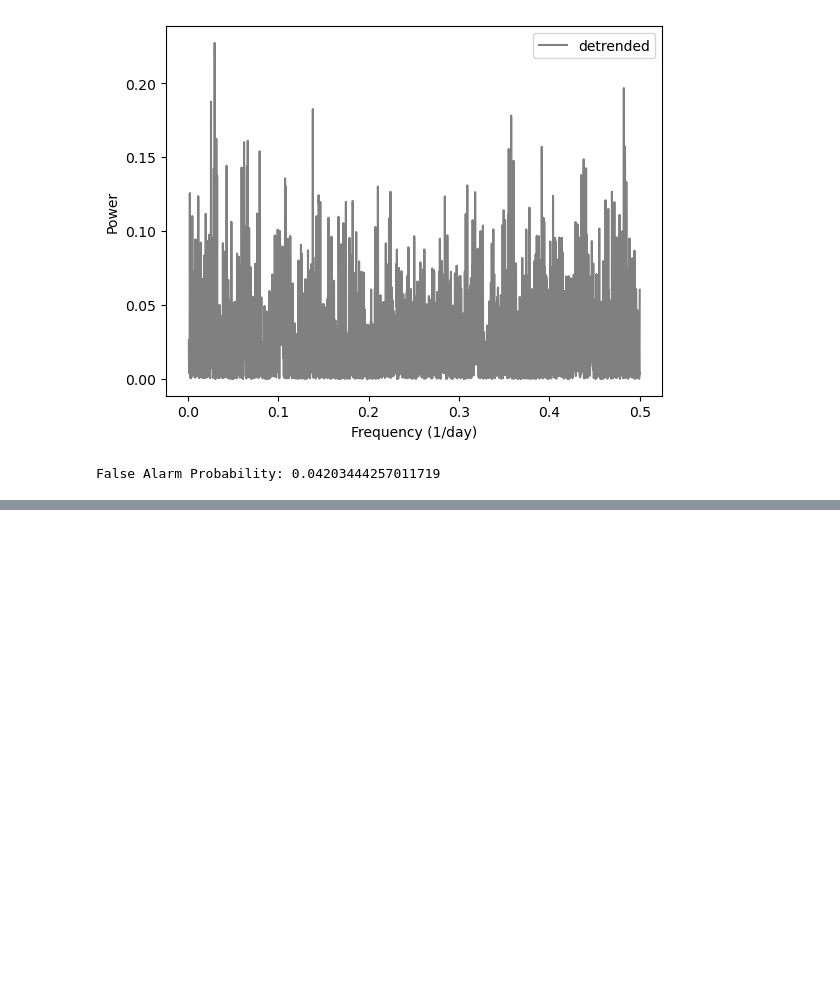
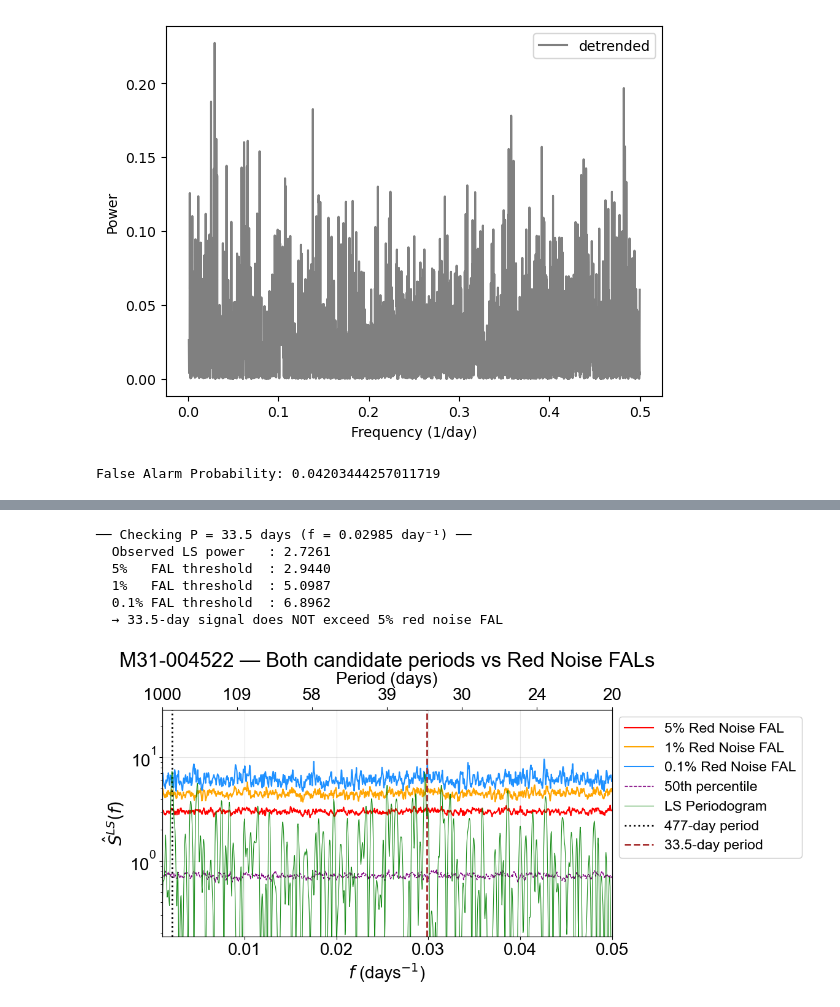
Before and after one commit to apoorey2/warmhypergiantsphotometry, a Jupyter notebook: m31-004522.ipynb, the cells around one changed output, grey strips where cells are left out. Cells and saved outputs as stored; diff of their text form; code cells hidden in the pictures; blank space fills up the shorter version.

```diff
--- a/m31-004522.ipynb
+++ b/m31-004522.ipynb
@@ -111,0 +473,72 @@ False Alarm Probability: 0.04203444257011719
+# %%
+import numpy as np
+
+
+period_to_check = 33.5
+freq_to_check   = 1.0 / period_to_check
+
+idx_check = np.argmin(np.abs(fgrid_ar1 - freq_to_check))
+power_at_check = LS_power[idx_check]
+
+print(f"\n── Checking P = {period_to_check} days (f = {freq_to_check:.5f} day⁻¹) ──")
+print(f"  Observed LS power   : {power_at_check:.4f}")
+print(f"  5%   FAL threshold  : {percentiles_ar1[idx_check, 0]:.4f}")
+print(f"  1%   FAL threshold  : {percentiles_ar1[idx_check, 1]:.4f}")
+print(f"  0.1% FAL threshold  : {percentiles_ar1[idx_check, 2]:.4f}")
+
+if power_at_check > percentiles_ar1[idx_check, 2]:
+    print("  → 33.5-day signal exceeds 0.1% red noise FAL (99.9% significant) ✓")
+elif power_at_check > percentiles_ar1[idx_check, 1]:
+    print("  → 33.5-day signal exceeds 1% red noise FAL (99% significant) ✓")
+elif power_at_check > percentiles_ar1[idx_check, 0]:
+    print("  → 33.5-day signal exceeds 5% red noise FAL (95% significant) ✓")
+else:
+    print("  → 33.5-day signal does NOT exceed 5% red noise FAL")
+
+freq_lo = max(fgrid_ar1[0], 0.001)
+freq_hi = min(fgrid_ar1[-1], 0.05)
+
+zoom_mask        = (fgrid_ar1 >= freq_lo) & (fgrid_ar1 <= freq_hi)
+fgrid_zoom       = fgrid_ar1[zoom_mask]
+LS_zoom          = LS_power[zoom_mask]
+percentiles_zoom = percentiles_ar1[zoom_mask]
+
+y_floor = percentiles_zoom[:, 3].min() * 0.3
+y_ceil  = max(LS_zoom.max(), percentiles_zoom[:, 2].max()) * 3.0
+
+fig, ax = plt.subplots(figsize=(12, 6))
+ax.set_title(f"{star_name} — Both candidate periods vs Red Noise FALs")
+
+ax.semilogy(fgrid_zoom, percentiles_zoom[:, 0], color="red",        lw=1.5, label="5% Red Noise FAL")
+ax.semilogy(fgrid_zoom, percentiles_zoom[:, 1], color="orange",     lw=1.5, label="1% Red Noise FAL")
+ax.semilogy(fgrid_zoom, percentiles_zoom[:, 2], color="dodgerblue", lw=1.5, label="0.1% Red Noise FAL")
+ax.semilogy(fgrid_zoom, percentiles_zoom[:, 3], color="purple",     lw=1.0, linestyle="--", label="50th percentile")
+ax.semilogy(fgrid_zoom, LS_zoom, color="green", alpha=0.9, lw=0.8, zorder=5, label="LS Periodogram")
+
+ax.axvline(1/477.5, color="black",  linestyle=":",  lw=2.0, label="477-day period")
+ax.axvline(1/33.5,  color="brown",  linestyle="--", lw=2.0, label="33.5-day period")
+
+ax.set_ylim(y_floor, y_ceil)
+ax.set_xlim(freq_lo, freq_hi)
+
+ax2 = ax.twiny()
+ax2.set_xlim(ax.get_xlim())
+tick_freqs = np.linspace(freq_lo, freq_hi, 7)
+ax2.set_xticks(tick_freqs)
+ax2.set_xticklabels([f"{1/f:.0f}" for f in tick_freqs])
+ax2.set_xlabel("Period (days)")
+
+ax.set_xlabel(r"$f$ (days$^{-1}$)")
+ax.set_ylabel(r"$\hat{S}^{LS}(f)$")
+ax.grid(axis="both", alpha=0.3)
+ax.legend(fontsize='small', facecolor='white', framealpha=1, bbox_to_anchor=(1.0, 1.0))
+plt.tight_layout()
+plt.show()
+# %% [output]
+── Checking P = 33.5 days (f = 0.02985 day⁻¹) ──
+  Observed LS power   : 2.7261
+  5%   FAL threshold  : 2.9440
+  1%   FAL threshold  : 5.0987
+  0.1% FAL threshold  : 6.8962
+  → 33.5-day signal does NOT exceed 5% red noise FAL
+[figure, added]
```
Also changed, not shown: parts of 3 cells of this notebook, 49 other files.
